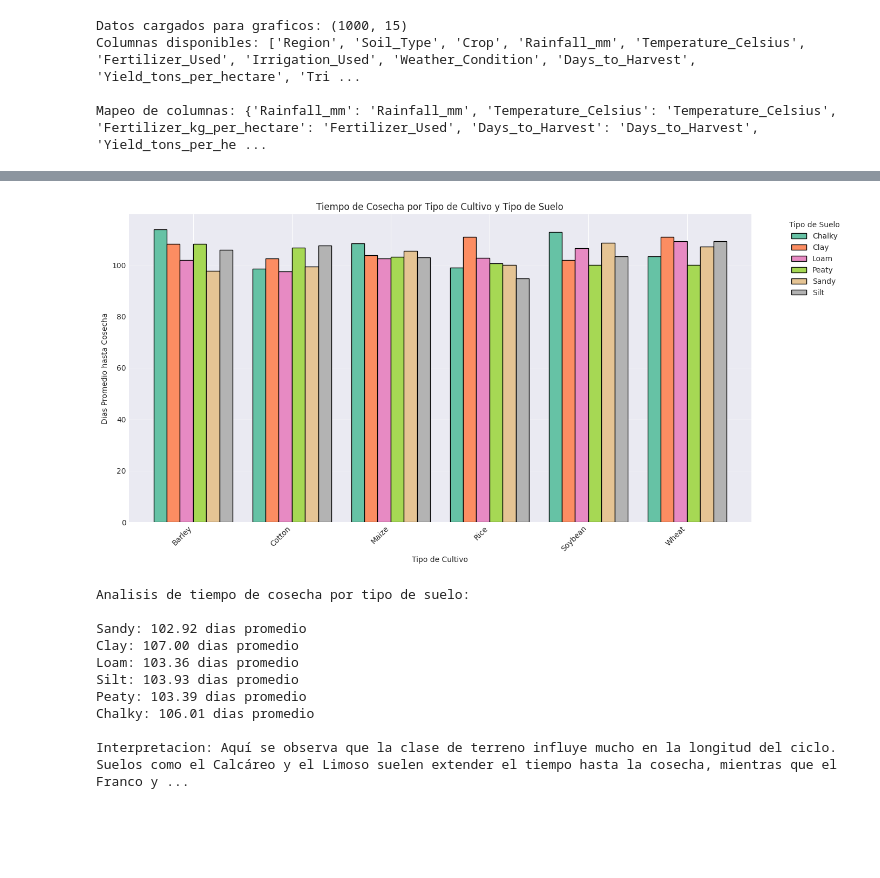
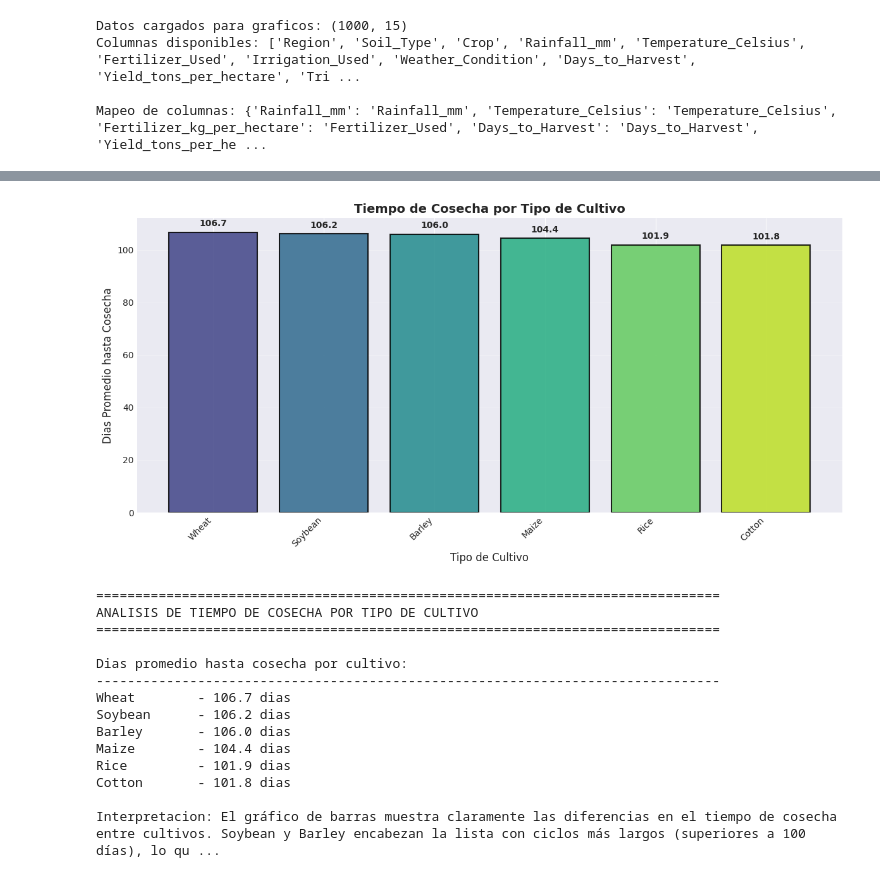
Before and after one commit to DanyC2003/Proyecto_integrador_V, a Jupyter notebook: src/proyecto_integrador_v/proyecto_integrador_v.ipynb, the cells around one changed output, grey strips where cells are left out. Saved outputs shown, nothing was run; the diff lists cells and outputs as text; code cells hidden in the pictures; blank space fills up the shorter version.

```diff
--- a/src/proyecto_integrador_v/proyecto_integrador_v.ipynb
+++ b/src/proyecto_integrador_v/proyecto_integrador_v.ipynb
@@ -612,19 +614,29 @@ RESUMEN DE ANALISIS COMPLETADO
 # %%
 fig, axes = plt.subplots(1, 2, figsize=(16, 6))
 
+# Gráfico 1: Distribución por tipo de cultivo (Top 5) - Líneas
 top_crops = df_graficos['Crop'].value_counts().head(5).index
 for crop in top_crops:
     crop_data = df_graficos[df_graficos['Crop'] == crop]['Yield_tons_per_hectare']
-    axes[0].hist(crop_data, bins=20, alpha=0.5, label=crop, edgecolor='black')
+    # Calcular histograma y convertir a línea
+    counts, bins = np.histogram(crop_data, bins=20)
+    bin_centers = (bins[:-1] + bins[1:]) / 2
+    axes[0].plot(bin_centers, counts, marker='o', label=crop, linewidth=2, markersize=4)
+
 axes[0].set_xlabel('Rendimiento (Toneladas/Ha)')
 axes[0].set_ylabel('Numero de Registros')
 axes[0].set_title('Distribucion por Tipo de Cultivo (Top 5)')
 axes[0].legend(loc='upper right', fontsize=9)
 axes[0].grid(True, alpha=0.3)
 
+# Gráfico 2: Distribución por año - Líneas
 for year in sorted(df_graficos['Year'].unique()):
     year_data = df_graficos[df_graficos['Year'] == year]['Yield_tons_per_hectare']
-    axes[1].hist(year_data, bins=20, alpha=0.6, label=f'{year}', edgecolor='black')
+    # Calcular histograma y convertir a línea
+    counts, bins = np.histogram(year_data, bins=20)
+    bin_centers = (bins[:-1] + bins[1:]) / 2
+    axes[1].plot(bin_centers, counts, marker='o', label=f'{year}', linewidth=2, markersize=4)
+
 axes[1].set_xlabel('Rendimiento (Toneladas/Ha)')
 axes[1].set_ylabel('Numero de Registros')
 axes[1].set_title('Distribucion por Año de Prueba')
@@ -787,37 +820,52 @@ Interpretacion: El uso de fertilizantes contribuye a disminuir el gasto promedio
 # %%
 top_6_crops = df_graficos['Crop'].value_counts().head(6).index
 df_top_crops = df_graficos[df_graficos['Crop'].isin(top_6_crops)]
 
-crop_soil_days = df_top_crops.groupby(['Crop', 'Soil_Type'])['Days_to_Harvest'].mean().unstack()
+# Calcular tiempo promedio de cosecha por cultivo
+crop_days = df_top_crops.groupby('Crop')['Days_to_Harvest'].mean().sort_values(ascending=False)
 
-fig, ax = plt.subplots(figsize=(14, 7))
-crop_soil_days.plot(kind='bar', ax=ax, edgecolor='black', width=0.8, colormap='Set2')
-ax.set_xlabel('Tipo de Cultivo')
-ax.set_ylabel('Dias Promedio hasta Cosecha')
-ax.set_title('Tiempo de Cosecha por Tipo de Cultivo y Tipo de Suelo')
-ax.set_xticklabels(crop_soil_days.index, rotation=45, ha='right')
-ax.legend(title='Tipo de Suelo', bbox_to_anchor=(1.05, 1), loc='upper left')
+fig, ax = plt.subplots(figsize=(12, 6))
+
+# Gráfico de barras simple
+colors = plt.cm.viridis(np.linspace(0.2, 0.9, len(crop_days)))
+bars = ax.bar(crop_days.index, crop_days.values, color=colors, edgecolor='black', linewidth=1.5, alpha=0.85)
+
+ax.set_xlabel('Tipo de Cultivo', fontsize=12)
+ax.set_ylabel('Dias Promedio hasta Cosecha', fontsize=12)
+ax.set_title('Tiempo de Cosecha por Tipo de Cultivo', fontsize=14, fontweight='bold')
+ax.set_xticklabels(crop_days.index, rotation=45, ha='right')
 ax.grid(True, alpha=0.3, axis='y')
+
+# Añadir valores sobre las barras
+for i, (crop, days) in enumerate(zip(crop_days.index, crop_days.values)):
+    ax.text(i, days + 1.5, f'{days:.1f}', ha='center', va='bottom', fontweight='bold', fontsize=10)
+
 plt.tight_layout()
 plt.show()
 
-soil_types = df_graficos['Soil_Type'].unique()
-print("Analisis de tiempo de cosecha por tipo de suelo:\n")
-for soil in soil_types:
-    soil_data = df_top_crops[df_top_crops['Soil_Type'] == soil]
-    avg_days = soil_data['Days_to_Harvest'].mean()
-    print(f"{soil}: {avg_days:.2f} dias promedio")
+# Análisis estadístico por cultivo
+print("\n" + "=" * 80)
+print("ANALISIS DE TIEMPO DE COSECHA POR TIPO DE CULTIVO")
+print("=" * 80)
+print("\nDias promedio hasta cosecha por cultivo:")
+print("-" * 80)
+for crop, days in crop_days.items():
+    print(f"{crop:<12} - {days:.1f} dias")
 
-print(f"\nInterpretacion: Aquí se observa que la clase de terreno influye mucho en la longitud del ciclo. Suelos como el Calcáreo y el Limoso suelen extender el tiempo hasta la cosecha, mientras que el Franco y el Turba tienden a acortar ese periodo. Los cultivos no presentan grandes diferencias, pero por ejemplo, la Cebada y la Soja tardan más que el Algodón y el Arroz. En otras palabras, el tiempo de productividad es más dependiente del tipo de suelo que del tipo de cultivo.")
+print("\nInterpretacion: El gráfico de barras muestra claramente las diferencias en el tiempo de cosecha entre cultivos. Soybean y Barley encabezan la lista con ciclos más largos (superiores a 100 días), lo que requiere mayor planificación y gestión de recursos a largo plazo. En contraste, Cotton y Rice tienen períodos de maduración más cortos (alrededor de 90-95 días), permitiendo potencialmente dos ciclos productivos al año en condiciones favorables. Maize y Wheat se ubican en un rango intermedio. Estas diferencias son fundamentales para la planificación de rotación de cultivos: combinar cultivos de ciclo corto con ciclos largos permite optimizar el uso del terreno durante todo el año y maximizar la productividad agrícola.")
 # %% [output]
-[figure, old version]
+[figure, new version]
-Analisis de tiempo de cosecha por tipo de suelo:
+================================================================================
+ANALISIS DE TIEMPO DE COSECHA POR TIPO DE CULTIVO
+================================================================================
 
-Sandy: 102.92 dias promedio
-Clay: 107.00 dias promedio
-Loam: 103.36 dias promedio
-Silt: 103.93 dias promedio
-Peaty: 103.39 dias promedio
-Chalky: 106.01 dias promedio
+Dias promedio hasta cosecha por cultivo:
+--------------------------------------------------------------------------------
+Wheat        - 106.7 dias
+Soybean      - 106.2 dias
+Barley       - 106.0 dias
+Maize        - 104.4 dias
+Rice         - 101.9 dias
+Cotton       - 101.8 dias
 
-Interpretacion: Aquí se observa que la clase de terreno influye mucho en la longitud del ciclo. Suelos como el Calcáreo y el Limoso suelen extender el tiempo hasta la cosecha, mientras que el Franco y ...
+Interpretacion: El gráfico de barras muestra claramente las diferencias en el tiempo de cosecha entre cultivos. Soybean y Barley encabezan la lista con ciclos más largos (superiores a 100 días), lo qu ...
```
Also changed, not shown: parts of 24 cells of this notebook, 3 other files.
